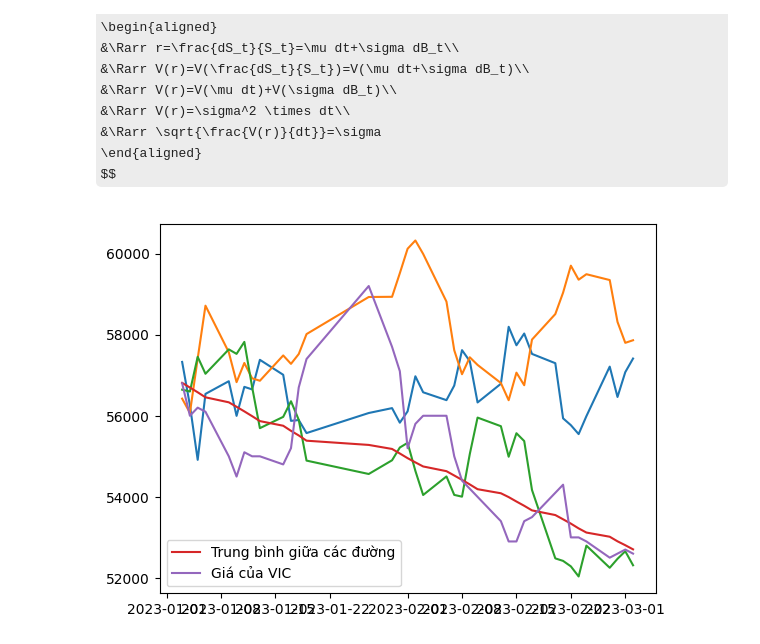
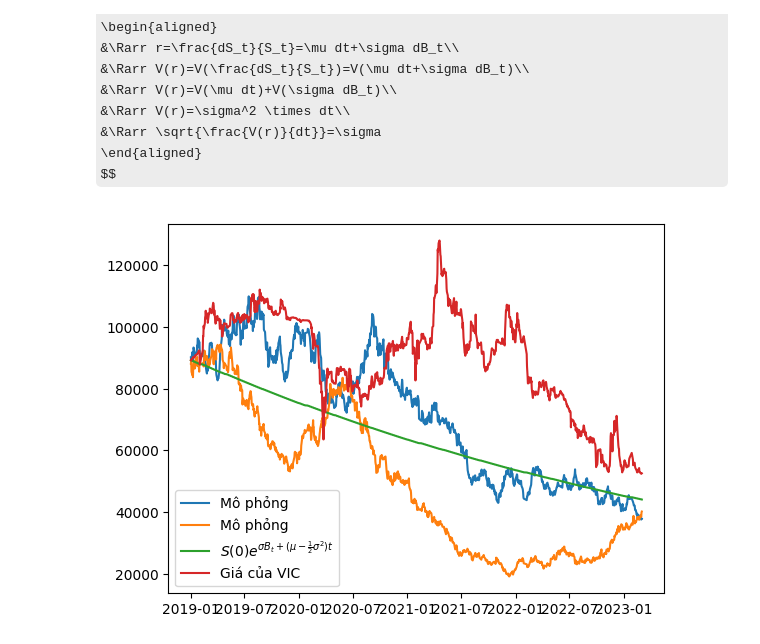
Before and after one commit to khanhtrinh2003/Financial-mathematics, a Jupyter notebook: kiem_tra.ipynb, the cells around one changed output. Cells and saved outputs as stored; diff of their text form; code cells hidden in the pictures; some formulas as TeX source.

```diff
--- a/kiem_tra.ipynb
+++ b/kiem_tra.ipynb
@@ -16,6 +16,6 @@ Index(['AAA', 'AAM', 'AAT', 'ABR', 'ABS', 'ABT', 'ACB', 'ACC', 'ACG', 'ACL',
        'VPS', 'VRC', 'VRE', 'VSC', 'VSH', 'VSI', 'VTB', 'VTO', 'YBM', 'YEG'],
       dtype='object', length=406)
 # %%
-start = "2023-01-01"
+start = "2019-01-01"
 end = "2023-03-31"
 df = vn[(pd.Timestamp(start).date()<=vn.index.date)&(vn.index.date<=pd.Timestamp(end).date())][["VIC","YEG"]]
@@ -151,25 +155,27 @@ def mu_sigma(tisuat,hs):
 # %%
 ticker = "VIC"
 mu, sigma =  mu_sigma(ti_suat[ticker],len(ti_suat))
 
 T=1
 N=len(df) # Số bước
 M=10000 # Số kịch bản
+
 dt=T/N
 t=np.arange(0,1,dt)
 dW = np.sqrt(dt)*np.random.randn(M,N)
 W = np.cumsum(dW,axis=1)
 S0 = df[ticker][0]
 
 U=np.exp((mu-0.5*sigma**2)*t+sigma*W)
-Umean = np.mean(U,axis=0)
-plt.plot(df.index,S0*U[:3].T) #Vẽ 5 đường
-plt.plot(df.index,S0*Umean,label="Trung bình giữa các đường")
+Umean = np.exp((mu-0.5*sigma**2)*t)
+
+plt.plot(df.index,S0*U[:2].T,label="Mô phỏng") #Vẽ 2 đường
+plt.plot(df.index,S0*Umean,label="$S(0)e^{\sigma B_t+(\mu-\\frac{1}{2} \sigma^2)t}$")
 plt.plot(df[ticker],label=f"Giá của {ticker}")
 plt.legend()
 plt.show()
 # %% [output]
-[figure, old version]
+[figure, new version]
 # %%
 df[['r_VIC','r_YEG']]=ti_suat
 df[["a_VIC","a_YEG"]]=weights
```
Also changed, not shown: parts of 10 cells of this notebook, 1 other file.
